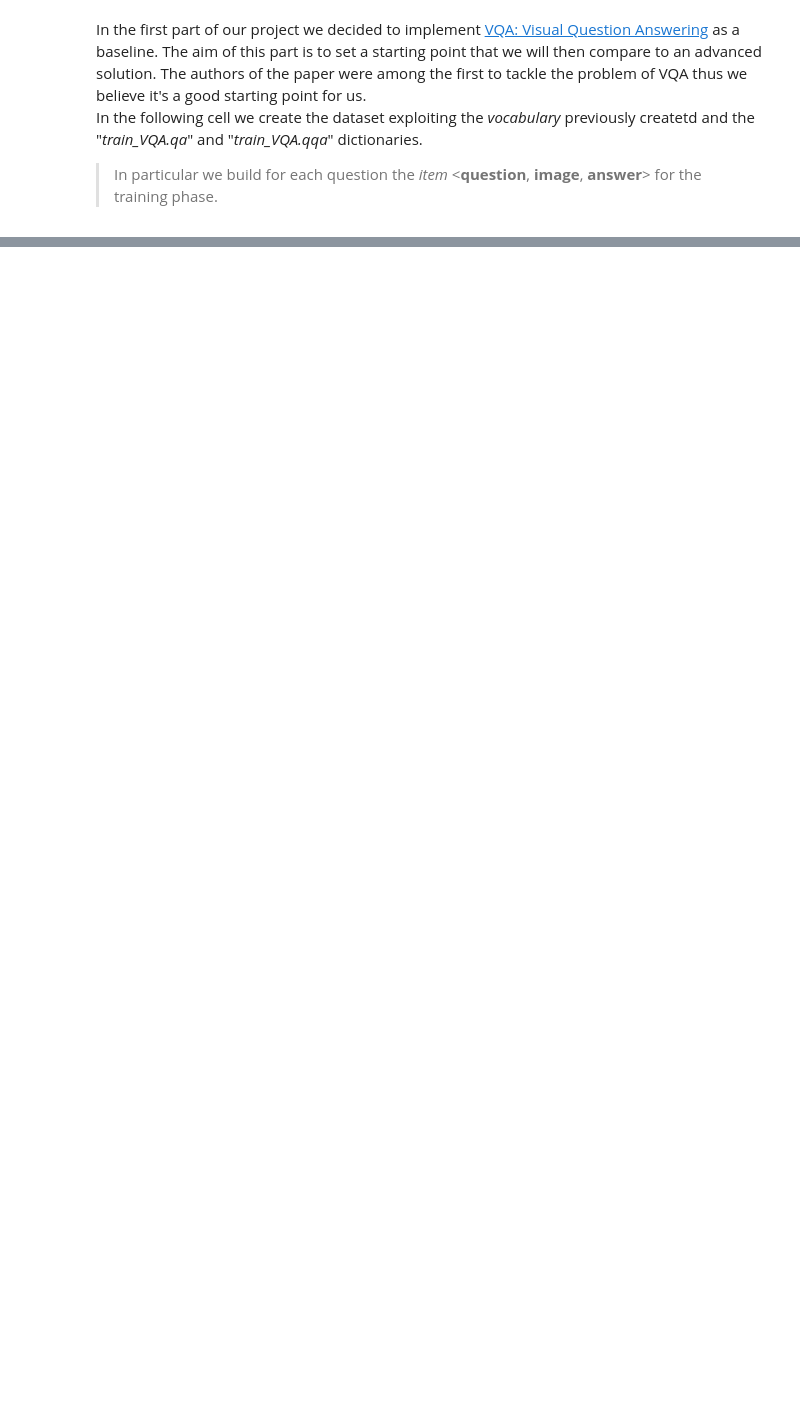
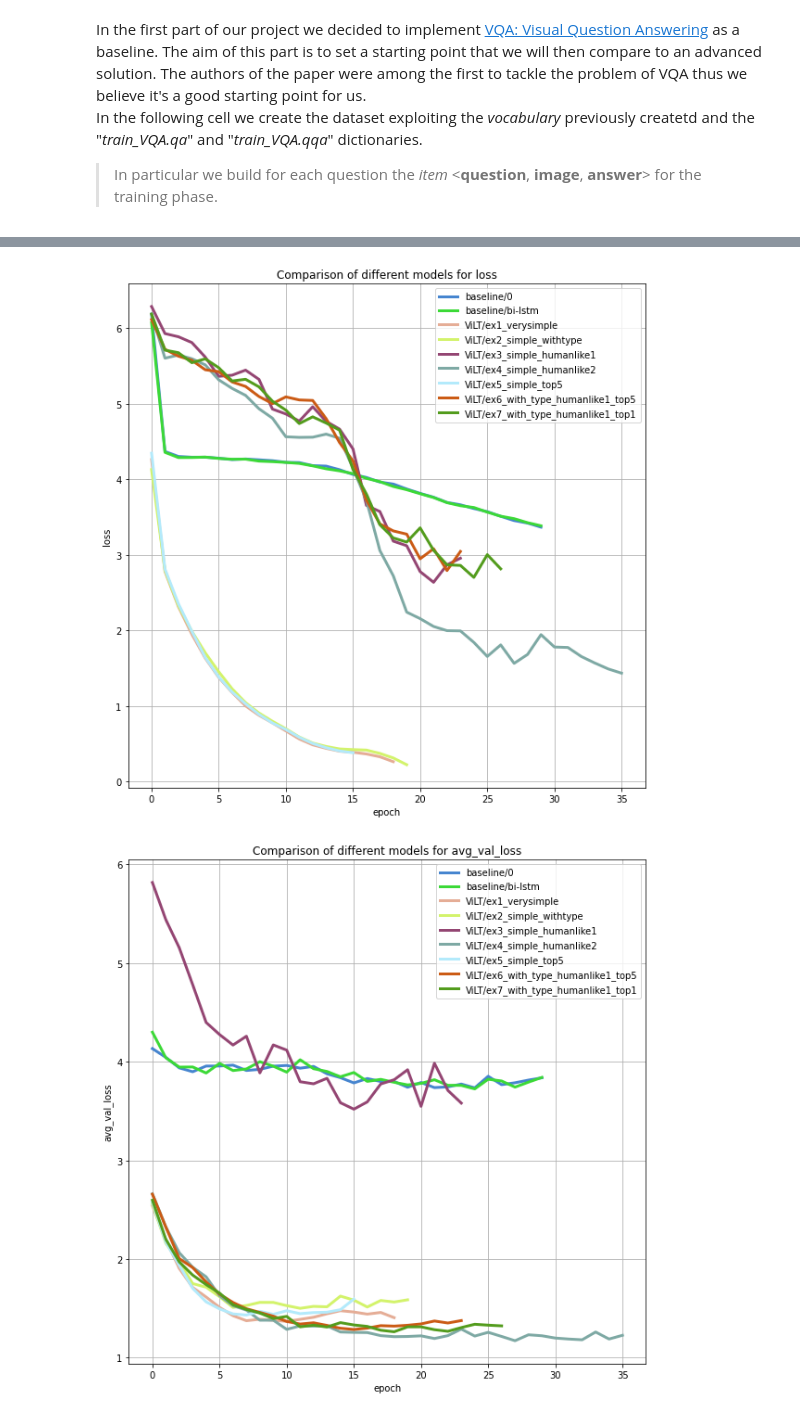
Before and after one commit to PatrizioPerugini/Visual_QA_deep_learning, a Jupyter notebook: Visual_QA_Coeus.ipynb, the cells around one changed output, grey strips where cells are left out. Saved outputs shown, nothing was run; the diff lists cells and outputs as text; code cells hidden in the pictures; blank space fills up the shorter version.

```diff
--- a/Visual_QA_Coeus.ipynb
+++ b/Visual_QA_Coeus.ipynb
@@ -1486 +1662,12 @@ PREDICTED ANSWER
+# %%
+models_name = [
+    "baseline/0", "baseline/bi-lstm", "ViLT/ex1_verysimple",
+    "ViLT/ex2_simple_withtype", "ViLT/ex3_simple_humanlike1",
+    "ViLT/ex4_simple_humanlike2", "ViLT/ex5_simple_top5",
+    "ViLT/ex6_with_type_humanlike1_top5" ,"ViLT/ex7_with_type_humanlike1_top1"]
+metrics = ["loss", "avg_val_loss"]
+md = plot_multiple(metrics, models_name)
+# %% [output]
+[figure, added]
+[figure, added]
 # %% [markdown]
```
Also changed, not shown: parts of 63 cells of this notebook.
